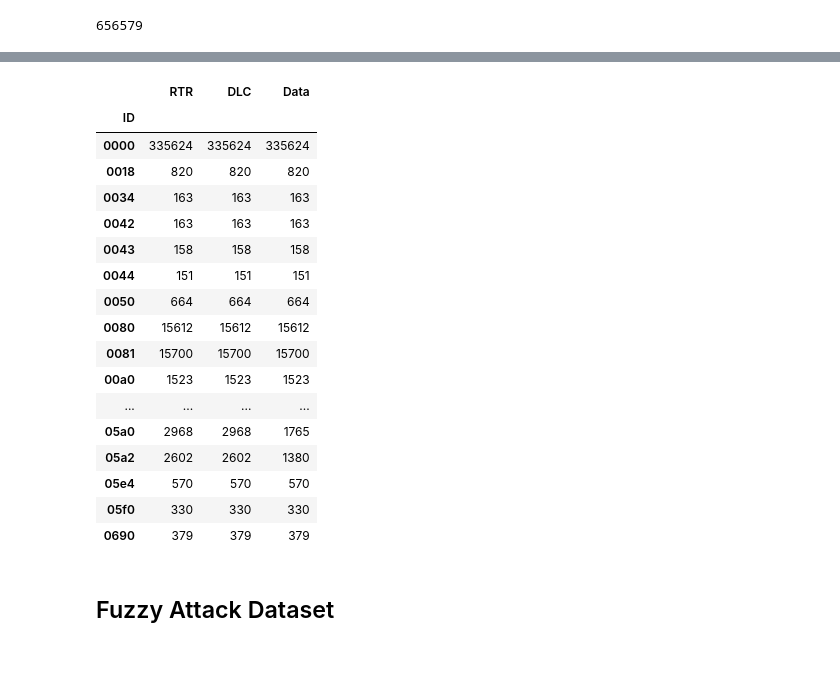
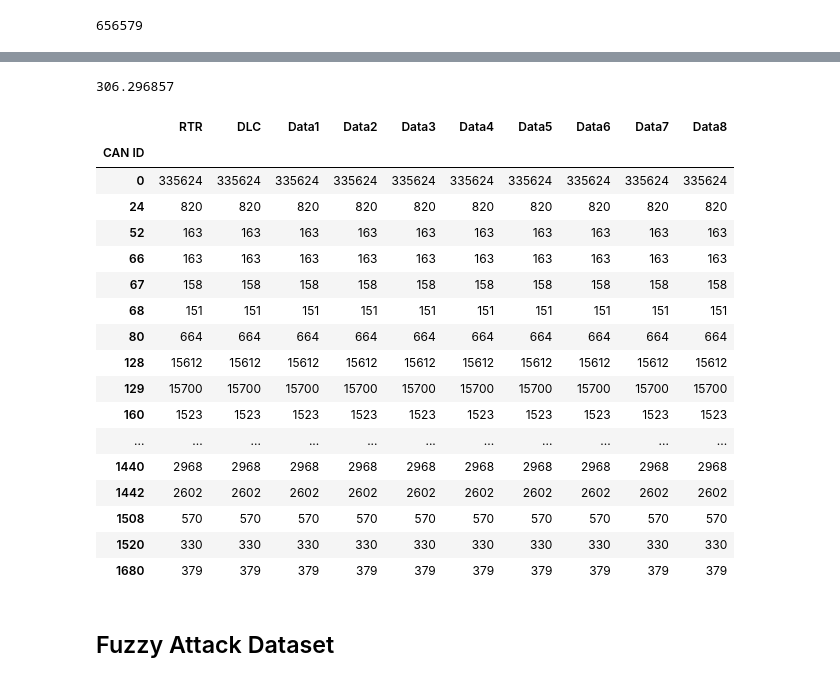
Before and after one commit to mehrotrasan16/CS581-CAN-DO-Project, a Jupyter notebook: code/Data_Preparation.ipynb, the cells around one changed output, grey strips where cells are left out. Saved outputs shown, nothing was run; the diff lists cells and outputs as text; code cells hidden in the pictures.

```diff
--- a/code/Data_Preparation.ipynb
+++ b/code/Data_Preparation.ipynb
@@ -100,4 +109 @@ df
-# %%
-df.columns = ['ID','RTR','DLC','Data']
-df.index = df.index.rename('Timestamp')
 # %%
@@ -123,0 +124,4 @@ df.index.max()
+# %%
+#set timestamp as index and name other columns
+df.index = df.index.rename('Timestamp')
+df.columns = ['CAN ID','RTR','DLC','Data1','Data2','Data3','Data4','Data5','Data6','Data7','Data8']
@@ -123,0 +163,13 @@ df.index.max()
+# %%
+# replace NaNs with 0s
+df = df.fillna('0')
+# %%
+#change can ids from hex to int, convert other fields to int as well
+df['CAN ID'] = df['CAN ID'].apply(lambda x: int(x, 16))
+df['DLC'] = df['DLC'].astype('int32')
+df['RTR'] = df['RTR'].astype('int32')
+b16 = lambda x: int(x,16)
+for col in ['Data1','Data2','Data3','Data4','Data5','Data6','Data7','Data8']:
+    df[col] = df[col].apply(b16)
+print(df.dtypes)
+df.head(20)
@@ -124,3 +228,8 @@ df.index.max()
+# %%
+# [int(x,base=16) for x in df['ID'][0.015:0.018]],list(df['ID'][0.015:0.018])
+df.index.max()
+# %% [output]
+306.296857
 # %%
 df.to_csv('/content/drive/My Drive/Colab Notebooks/CS581-TestResults/project-data/DoS_attack_dataset.csv')
 # %%
@@ -128,24 +237,24 @@ deviceids = df['ID'].unique()
 # %%
-df.groupby('ID').count()
+df.groupby('CAN ID').count()
 # %% [output]
-|  | RTR | DLC | Data |
-| ID |  |  |  |
-| 0000 | 335624 | 335624 | 335624 |
-| 0018 | 820 | 820 | 820 |
-| 0034 | 163 | 163 | 163 |
-| 0042 | 163 | 163 | 163 |
-| 0043 | 158 | 158 | 158 |
-| 0044 | 151 | 151 | 151 |
-| 0050 | 664 | 664 | 664 |
-| 0080 | 15612 | 15612 | 15612 |
-| 0081 | 15700 | 15700 | 15700 |
-| 00a0 | 1523 | 1523 | 1523 |
-| ... | ... | ... | ... |
-| 05a0 | 2968 | 2968 | 1765 |
-| 05a2 | 2602 | 2602 | 1380 |
-| 05e4 | 570 | 570 | 570 |
-| 05f0 | 330 | 330 | 330 |
-| 0690 | 379 | 379 | 379 |
+|  | RTR | DLC | Data1 | Data2 | Data3 | Data4 | Data5 | Data6 | Data7 | Data8 |
+| CAN ID |  |  |  |  |  |  |  |  |  |  |
+| 0 | 335624 | 335624 | 335624 | 335624 | 335624 | 335624 | 335624 | 335624 | 335624 | 335624 |
+| 24 | 820 | 820 | 820 | 820 | 820 | 820 | 820 | 820 | 820 | 820 |
+| 52 | 163 | 163 | 163 | 163 | 163 | 163 | 163 | 163 | 163 | 163 |
+| 66 | 163 | 163 | 163 | 163 | 163 | 163 | 163 | 163 | 163 | 163 |
+| 67 | 158 | 158 | 158 | 158 | 158 | 158 | 158 | 158 | 158 | 158 |
+| 68 | 151 | 151 | 151 | 151 | 151 | 151 | 151 | 151 | 151 | 151 |
+| 80 | 664 | 664 | 664 | 664 | 664 | 664 | 664 | 664 | 664 | 664 |
+| 128 | 15612 | 15612 | 15612 | 15612 | 15612 | 15612 | 15612 | 15612 | 15612 | 15612 |
+| 129 | 15700 | 15700 | 15700 | 15700 | 15700 | 15700 | 15700 | 15700 | 15700 | 15700 |
+| 160 | 1523 | 1523 | 1523 | 1523 | 1523 | 1523 | 1523 | 1523 | 1523 | 1523 |
+| ... | ... | ... | ... | ... | ... | ... | ... | ... | ... | ... |
+| 1440 | 2968 | 2968 | 2968 | 2968 | 2968 | 2968 | 2968 | 2968 | 2968 | 2968 |
+| 1442 | 2602 | 2602 | 2602 | 2602 | 2602 | 2602 | 2602 | 2602 | 2602 | 2602 |
+| 1508 | 570 | 570 | 570 | 570 | 570 | 570 | 570 | 570 | 570 | 570 |
+| 1520 | 330 | 330 | 330 | 330 | 330 | 330 | 330 | 330 | 330 | 330 |
+| 1680 | 379 | 379 | 379 | 379 | 379 | 379 | 379 | 379 | 379 | 379 |
 # %% [markdown]
 ## Fuzzy Attack Dataset
 # %% [markdown]
```
Also changed, not shown: parts of 29 cells of this notebook.
